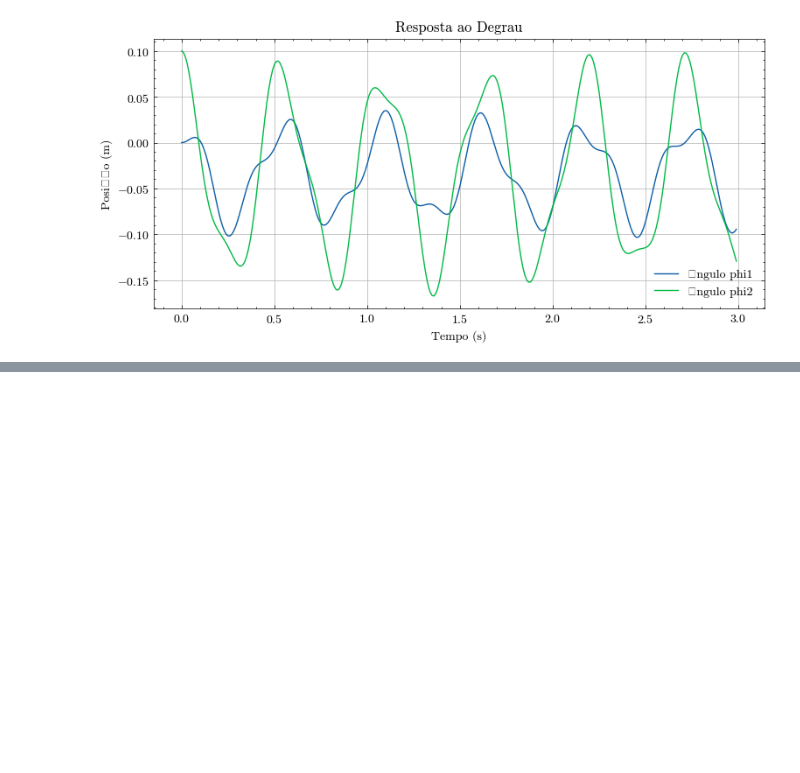
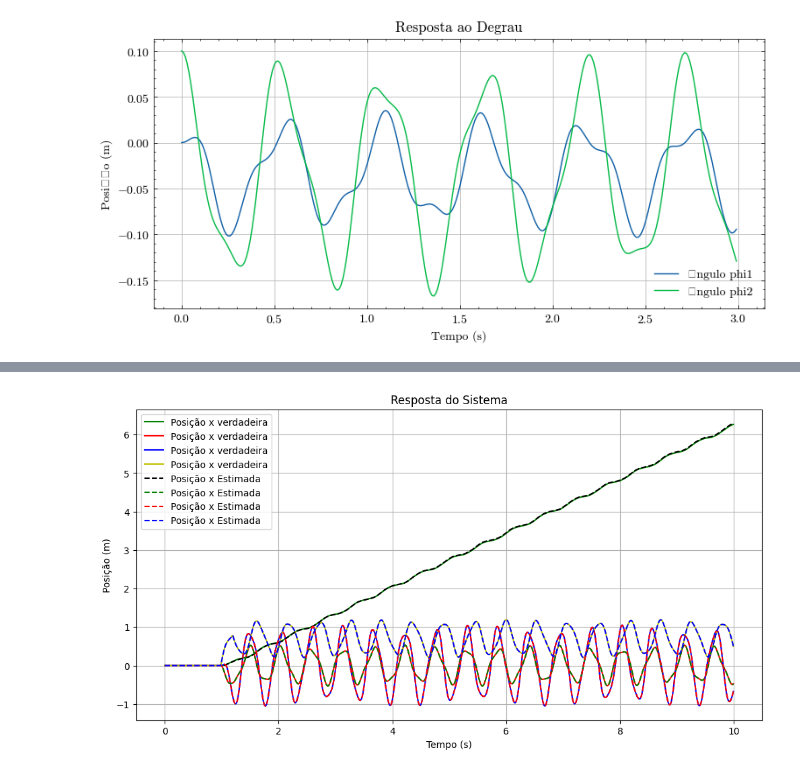
Before and after one commit to thebrendonbarbosa/Projeto_TCC_DPI_Thalyson, a Jupyter notebook: scripts/modelagem_sistema_duplo_pêndulo.ipynb, the cells around one changed output, grey strips where cells are left out. Saved outputs shown, nothing was run; the diff lists cells and outputs as text; code cells hidden in the pictures; blank space fills up the shorter version.

```diff
--- a/scripts/modelagem_sistema_duplo_pêndulo.ipynb
+++ b/scripts/modelagem_sistema_duplo_pêndulo.ipynb
@@ -375,0 +444,19 @@ plt.show()
+# %%
+subplots = plt.subplots(1, 1, figsize=(12, 6))
+subplots[1].plot(t,xtrue[0],'-g', label='Posição x verdadeira')
+subplots[1].plot(t,xtrue[1],'-r', label='Posição x verdadeira')
+subplots[1].plot(t,xtrue[2],'-b', label='Posição x verdadeira')
+subplots[1].plot(t,xtrue[3],'-y', label='Posição x verdadeira')
+subplots[1].plot(t,x[0],'--k', label='Posição x Estimada')
+subplots[1].plot(t,x[1],'--g', label='Posição x Estimada')
+subplots[1].plot(t,x[2],'--r', label='Posição x Estimada')
+subplots[1].plot(t,x[3],'--b', label='Posição x Estimada')
+subplots[1].set_title('Resposta do Sistema')
+subplots[1].set_xlabel('Tempo (s)')
+subplots[1].set_ylabel('Posição (m)')
+subplots[1].grid(True)
+subplots[1].legend()
+
+plt.show()
+# %% [output]
+[figure, added]
```
Also changed, not shown: parts of 10 cells of this notebook, 3 other files.
